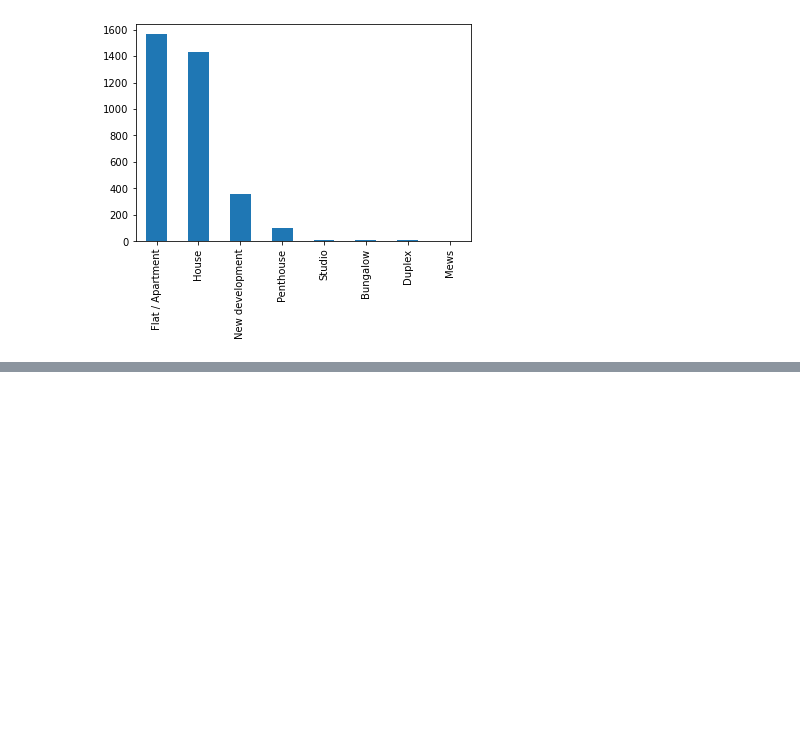
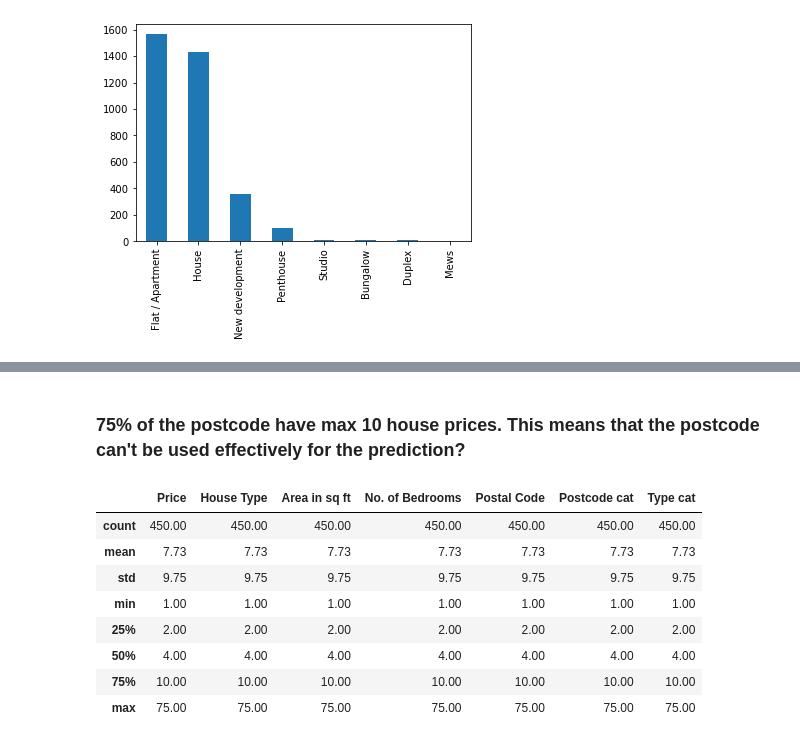
Before and after one commit to maxdidato/london_house_prices, a Jupyter notebook: London house prices.ipynb, the cells around one changed output, grey strips where cells are left out. Saved outputs shown, nothing was run; the diff lists cells and outputs as text; code cells hidden in the pictures; blank space fills up the shorter version.

```diff
--- a/London house prices.ipynb
+++ b/London house prices.ipynb
@@ -208 +157,15 @@ df['area_cat'] = pd.cut(df['Area in sq ft'],bins=[0,1000,1500,2500,4000,np.inf],
+# %% [markdown]
+### 75% of the postcode have max 10 house prices. This means that the postcode can't be used effectively for the prediction?
+# %%
+df.groupby(by="Postal Code Norm").count().describe()
+# %% [output]
+|  | Price | House Type | Area in sq ft | No. of Bedrooms | Postal Code | Postcode cat | Type cat |
+| count | 450.00 | 450.00 | 450.00 | 450.00 | 450.00 | 450.00 | 450.00 |
+| mean | 7.73 | 7.73 | 7.73 | 7.73 | 7.73 | 7.73 | 7.73 |
+| std | 9.75 | 9.75 | 9.75 | 9.75 | 9.75 | 9.75 | 9.75 |
+| min | 1.00 | 1.00 | 1.00 | 1.00 | 1.00 | 1.00 | 1.00 |
+| 25% | 2.00 | 2.00 | 2.00 | 2.00 | 2.00 | 2.00 | 2.00 |
+| 50% | 4.00 | 4.00 | 4.00 | 4.00 | 4.00 | 4.00 | 4.00 |
+| 75% | 10.00 | 10.00 | 10.00 | 10.00 | 10.00 | 10.00 | 10.00 |
+| max | 75.00 | 75.00 | 75.00 | 75.00 | 75.00 | 75.00 | 75.00 |
 # %%
```
Also changed, not shown: parts of 43 cells of this notebook.
